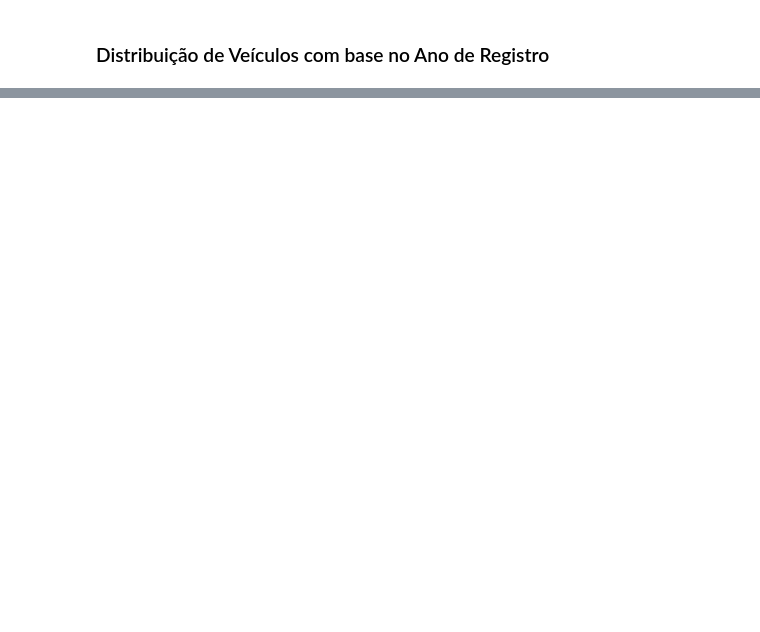
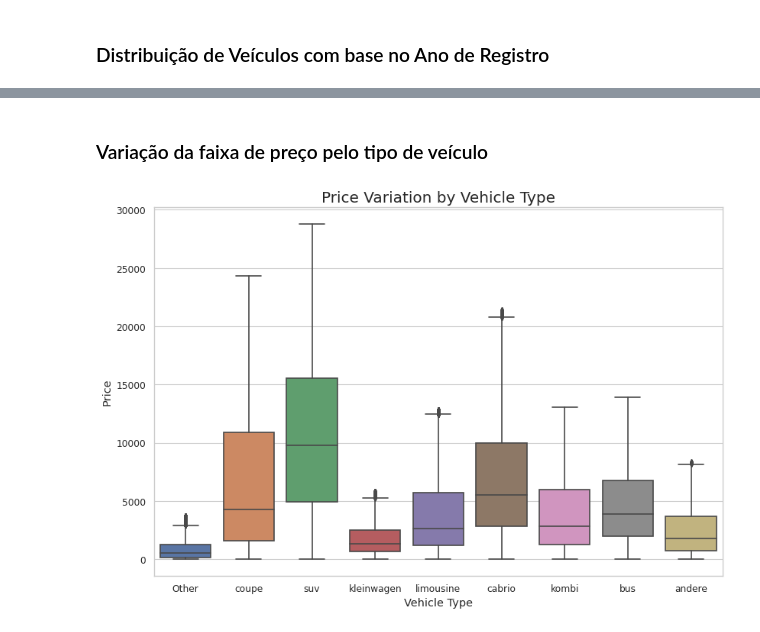
Before and after one commit to ralsouza/kaggle, a Jupyter notebook: src/01_Kaggle_Analysis_1.ipynb, the cells around one changed output, grey strips where cells are left out. Cells and saved outputs as stored; diff of their text form; code cells hidden in the pictures; blank space fills up the shorter version.

```diff
--- a/src/01_Kaggle_Analysis_1.ipynb
+++ b/src/01_Kaggle_Analysis_1.ipynb
@@ -52,0 +64,12 @@ plt.show()
+# %% [markdown]
+### Variação da faixa de preço pelo tipo de veículo
+# %%
+plt.figure(figsize=(12,8),dpi=80)
+sns.set_style('whitegrid')
+sns.boxplot(y=df['price'],x=df['vehicleType'])
+plt.title('Price Variation by Vehicle Type',fontsize=18)
+plt.ylabel('Price',fontsize=13)
+plt.xlabel('Vehicle Type',fontsize=13)
+plt.show()
+# %% [output]
+[figure, added]
```
Also changed, not shown: parts of 3 cells of this notebook.
